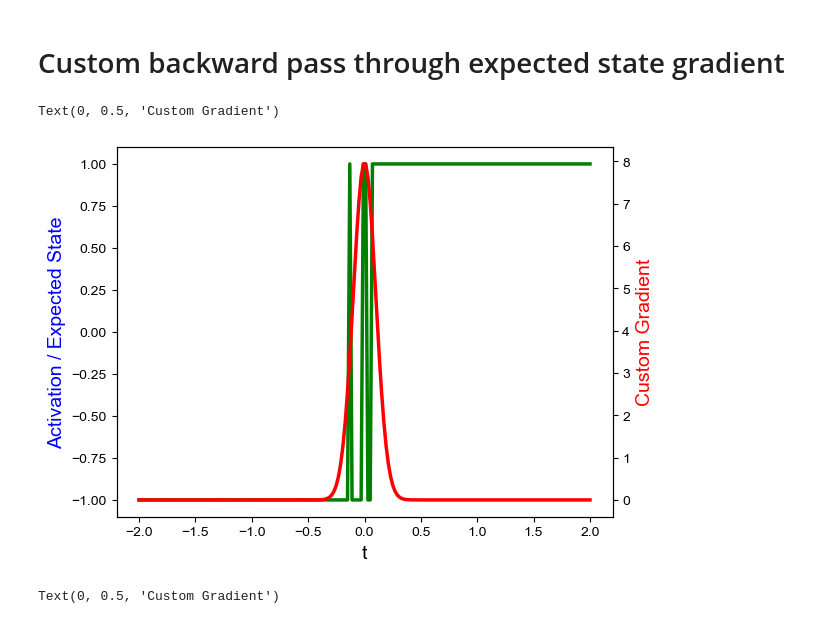
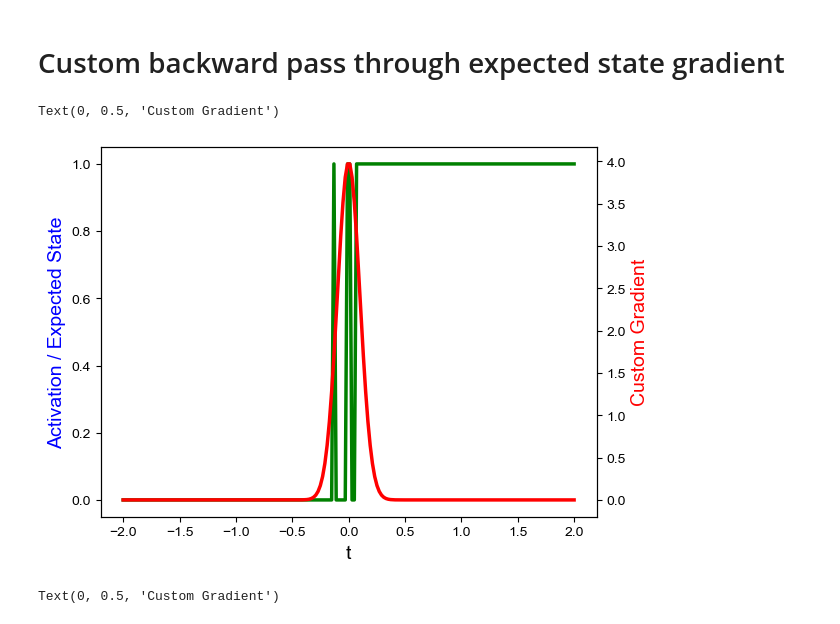
Before and after one commit to Integrated-Systems-Neuroengineering/scrramble, a Jupyter notebook: Notebooks/trident_v1.ipynb, the cells around one changed output. Drawn from its saved outputs; the diff is of its cells as text; code cells hidden in the pictures.

```diff
--- a/Notebooks/trident_v1.ipynb
+++ b/Notebooks/trident_v1.ipynb
@@ -91,7 +91,7 @@ def binary_activation(x, threshold, noise_sd, key = jax.random.key(0)):
     x = x + noise
 
     s = jnp.where(
-        x < threshold, -1.0, 1.0
+        x < threshold, 0.0, 1.0
     )
 
     return s
@@ -141,7 +141,7 @@ def custom_binary_gradient_fwd(x, threshold, noise_sd):
 
 def custom_binary_gradient_bwd(residuals, gradients):
     x, threshold, noise_sd = residuals
-    grad = 2 * gaussian_pdf(x = x - threshold, mu = 0, sigma = noise_sd)
+    grad = gaussian_pdf(x = x - threshold, mu = 0, sigma = noise_sd)
     return (grad*gradients, None, None)
 
 custom_binary_gradient.defvjp(custom_binary_gradient_fwd, custom_binary_gradient_bwd)
@@ -150,34 +150,34 @@ custom_binary_gradient.defvjp(custom_binary_gradient_fwd, custom_binary_gradient
 ## plotting
 t = jnp.linspace(-2, 2, 200)
 nsd = 0.1
 b_act = custom_binary_gradient(t, 0, nsd)
 b_grad = jax.vmap(jax.grad(custom_binary_gradient), in_axes=(0, None, None))(t, 0, nsd)
 
 fig, ax1 = plt.subplots()
 
 ax2 = ax1.twinx()
 ax1.plot(t, b_act, 'g-', lw = 2.5)
 # ax1.plot(t, exp_st, 'b-', lw = 2.5)
 ax2.plot(t, b_grad, 'r-', lw = 2.5)
 
 ax1.set_xlabel('t', fontsize = 14)
 ax1.set_ylabel('Activation / Expected State', color='b', fontsize = 14)
 ax2.set_ylabel('Custom Gradient', color='r', fontsize = 14)
 
 ## trial plot
 # t = jnp.linspace(-2, 2, 200)
 # b_cdf = gaussian_cdf(t, 0, 0.1)
 # exp_s = 2*b_cdf - 1
 # exp_s_grad = 2*gaussian_pdf(t, 0, 0.1)
 # bin_act = binary_activation(t, 0, 0.1)
 
 # plt.plot(t, exp_s)
 # plt.plot(t, exp_s_grad)
 # plt.plot(t, bin_act)
 # plt.show()
 # %% [output]
 Text(0, 0.5, 'Custom Gradient')
-[figure, old version]
+[figure, new version]
 # %%
 ## testing
 t = jnp.linspace(-2, 2, 200)
```
Also changed, not shown: parts of 4 cells of this notebook, 3 other files.
